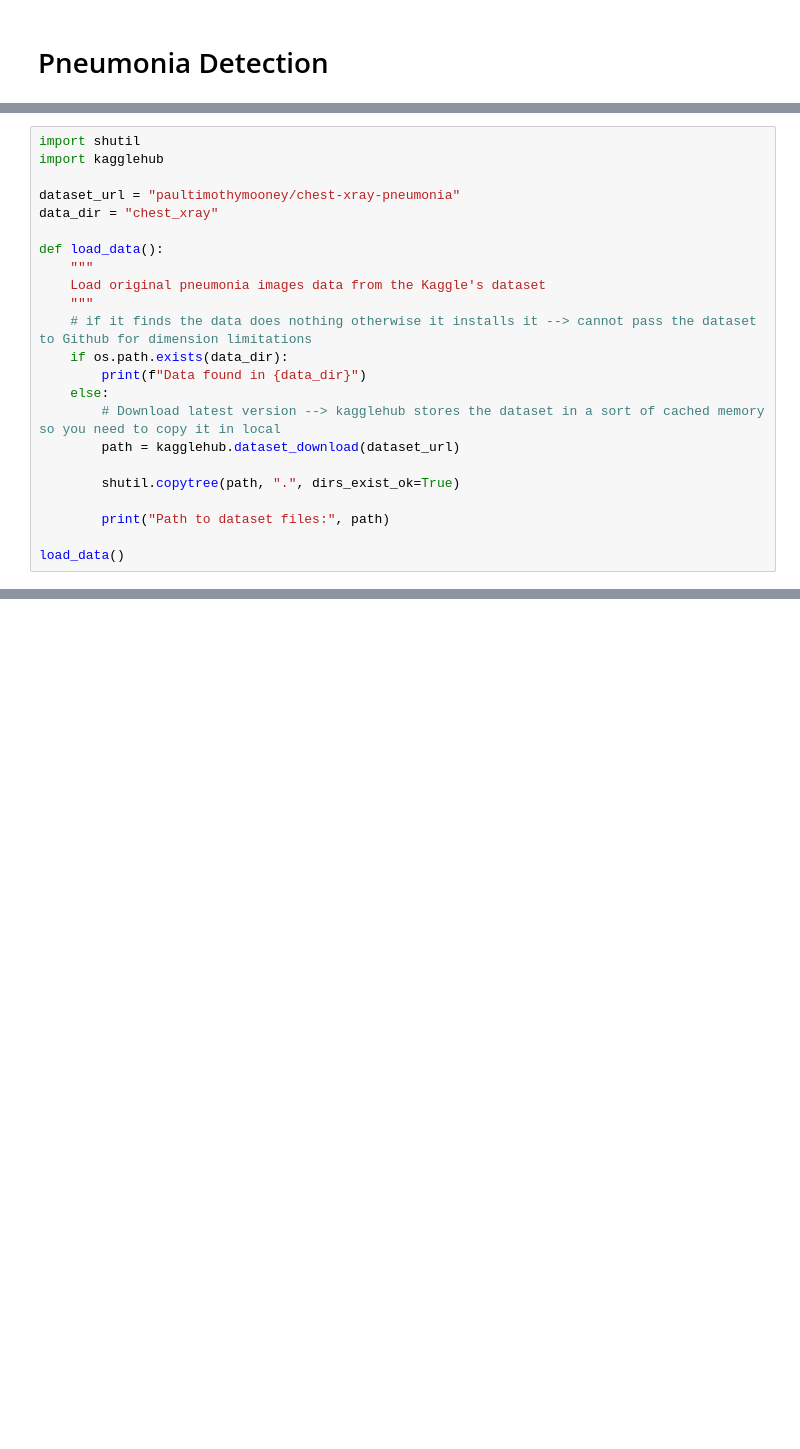
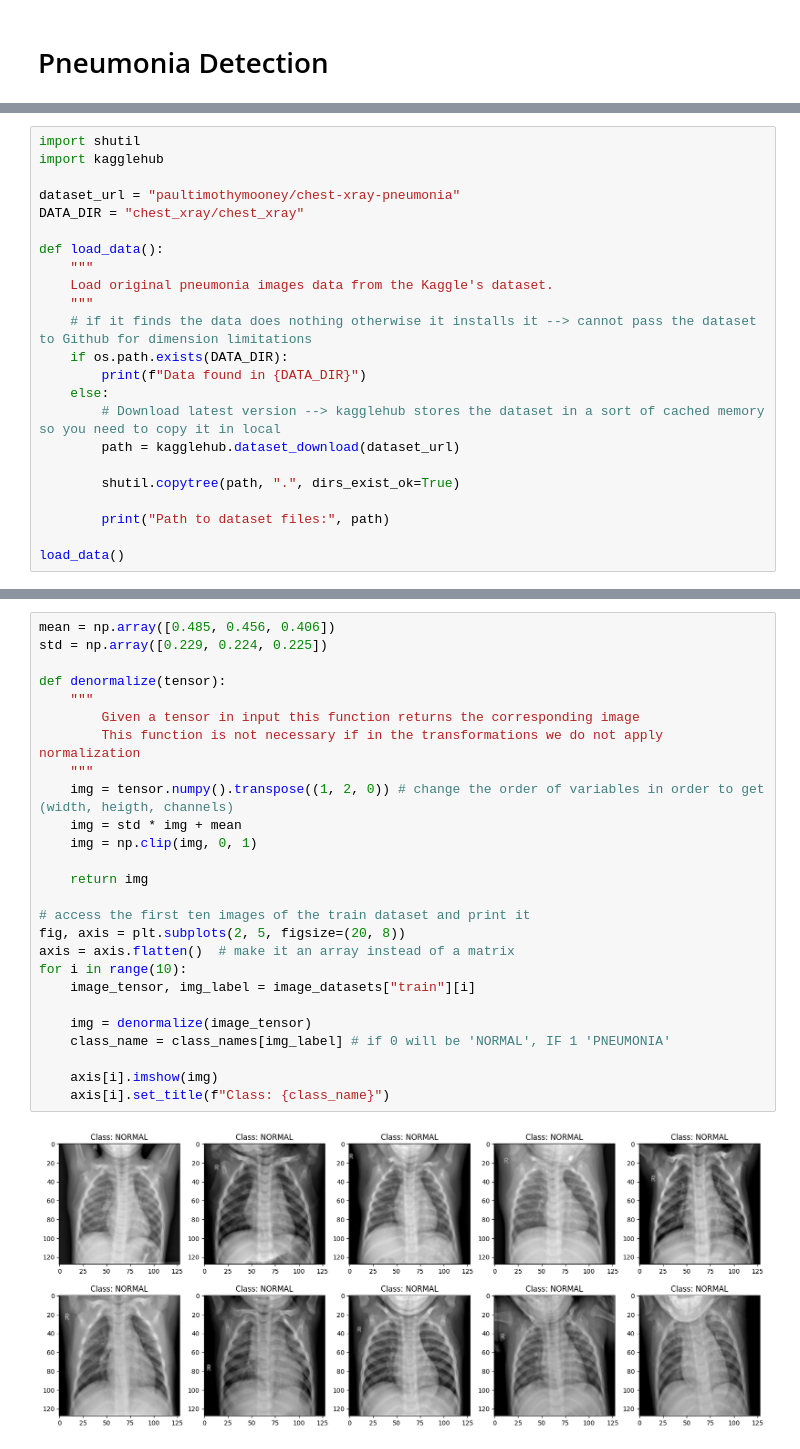
Before and after one commit to grimaldiTob/Pneumonia_Detection-NAML_25-26, a Jupyter notebook: pneumonia.ipynb, the cells around one changed output, grey strips where cells are left out. Cells and saved outputs as stored; diff of their text form; blank space fills up the shorter version.

Commit message:
loaded the dataset and resized images

```diff
--- a/pneumonia.ipynb
+++ b/pneumonia.ipynb
@@ -18,15 +17,15 @@ import shutil
 import kagglehub
 
 dataset_url = "paultimothymooney/chest-xray-pneumonia"
-data_dir = "chest_xray"
+DATA_DIR = "chest_xray/chest_xray"
 
 def load_data():
     """
-    Load original pneumonia images data from the Kaggle's dataset
+    Load original pneumonia images data from the Kaggle's dataset.
     """
     # if it finds the data does nothing otherwise it installs it --> cannot pass the dataset to Github for dimension limitations
-    if os.path.exists(data_dir):
-        print(f"Data found in {data_dir}")
+    if os.path.exists(DATA_DIR):
+        print(f"Data found in {DATA_DIR}")
     else:
         # Download latest version --> kagglehub stores the dataset in a sort of cached memory so you need to copy it in local
         path = kagglehub.dataset_download(dataset_url)
@@ -40,0 +79,28 @@ Data found in chest_xray
+# %%
+mean = np.array([0.485, 0.456, 0.406])
+std = np.array([0.229, 0.224, 0.225])
+
+def denormalize(tensor):
+    """
+        Given a tensor in input this function returns the corresponding image
+        This function is not necessary if in the transformations we do not apply normalization
+    """
+    img = tensor.numpy().transpose((1, 2, 0)) # change the order of variables in order to get (width, heigth, channels)
+    img = std * img + mean
+    img = np.clip(img, 0, 1)
+
+    return img
+
+# access the first ten images of the train dataset and print it
+fig, axis = plt.subplots(2, 5, figsize=(20, 8))
+axis = axis.flatten()  # make it an array instead of a matrix
+for i in range(10):
+    image_tensor, img_label = image_datasets["train"][i]
+
+    img = denormalize(image_tensor)
+    class_name = class_names[img_label] # if 0 will be 'NORMAL', IF 1 'PNEUMONIA'
+
+    axis[i].imshow(img)
+    axis[i].set_title(f"Class: {class_name}")
+# %% [output]
+[figure, added]
```
Also changed, not shown: parts of 6 cells of this notebook.
